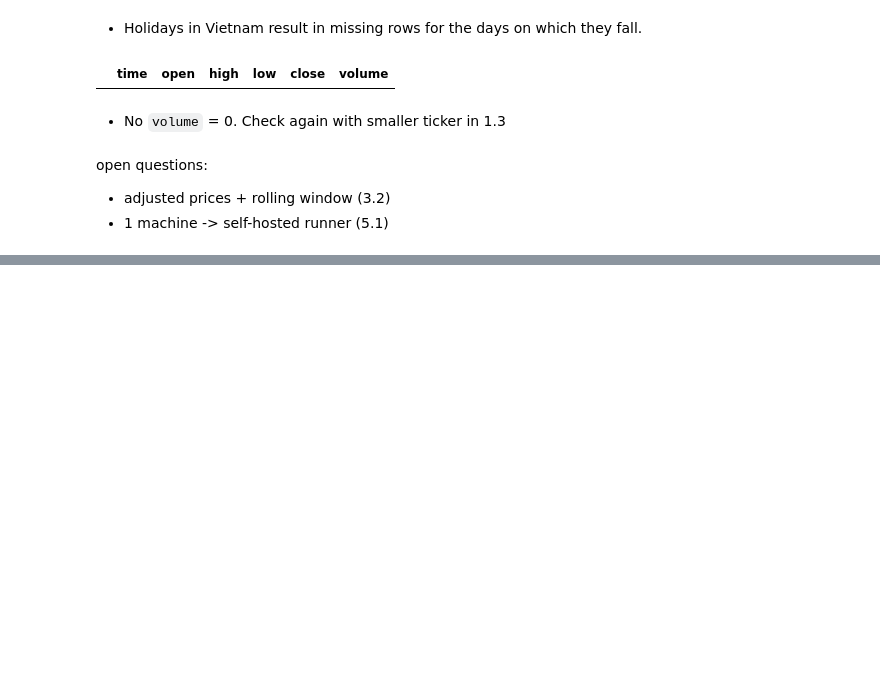
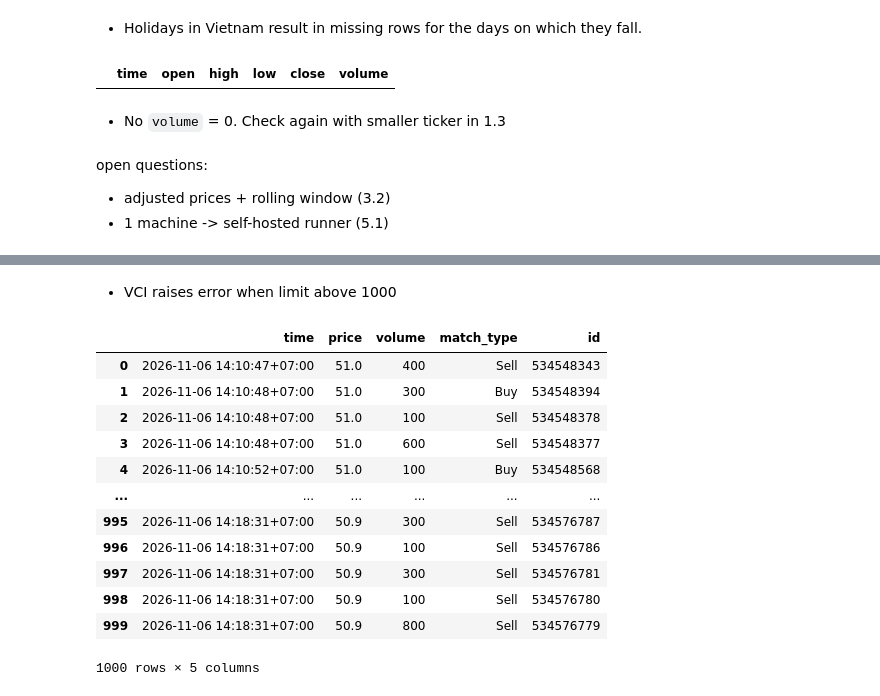
Before and after one commit to DanhHoangLongDuong/Vietnam-stock-market-pipeline, a Jupyter notebook: notebooks/explore.ipynb, the cells around one changed output, grey strips where cells are left out. Drawn from its saved outputs; the diff is of its cells as text; code cells hidden in the pictures; blank space fills up the shorter version.

```diff
--- a/notebooks/explore.ipynb
+++ b/notebooks/explore.ipynb
@@ -198,0 +265,18 @@ open questions:
+# %% [markdown]
+- VCI raises error when limit above 1000
+# %%
+fpt_intraday_vci_missing_rows
+# %% [output]
+|  | time | price | volume | match_type | id |
+| 0 | 2026-11-06 14:10:47+07:00 | 51.0 | 400 | Sell | 534548343 |
+| 1 | 2026-11-06 14:10:48+07:00 | 51.0 | 300 | Buy | 534548394 |
+| 2 | 2026-11-06 14:10:48+07:00 | 51.0 | 100 | Sell | 534548378 |
+| 3 | 2026-11-06 14:10:48+07:00 | 51.0 | 600 | Sell | 534548377 |
+| 4 | 2026-11-06 14:10:52+07:00 | 51.0 | 100 | Buy | 534548568 |
+| ... | ... | ... | ... | ... | ... |
+| 995 | 2026-11-06 14:18:31+07:00 | 50.9 | 300 | Sell | 534576787 |
+| 996 | 2026-11-06 14:18:31+07:00 | 50.9 | 100 | Sell | 534576786 |
+| 997 | 2026-11-06 14:18:31+07:00 | 50.9 | 300 | Sell | 534576781 |
+| 998 | 2026-11-06 14:18:31+07:00 | 50.9 | 100 | Sell | 534576780 |
+| 999 | 2026-11-06 14:18:31+07:00 | 50.9 | 800 | Sell | 534576779 |
+1000 rows × 5 columns
```
Also changed, not shown: parts of 20 cells of this notebook.
